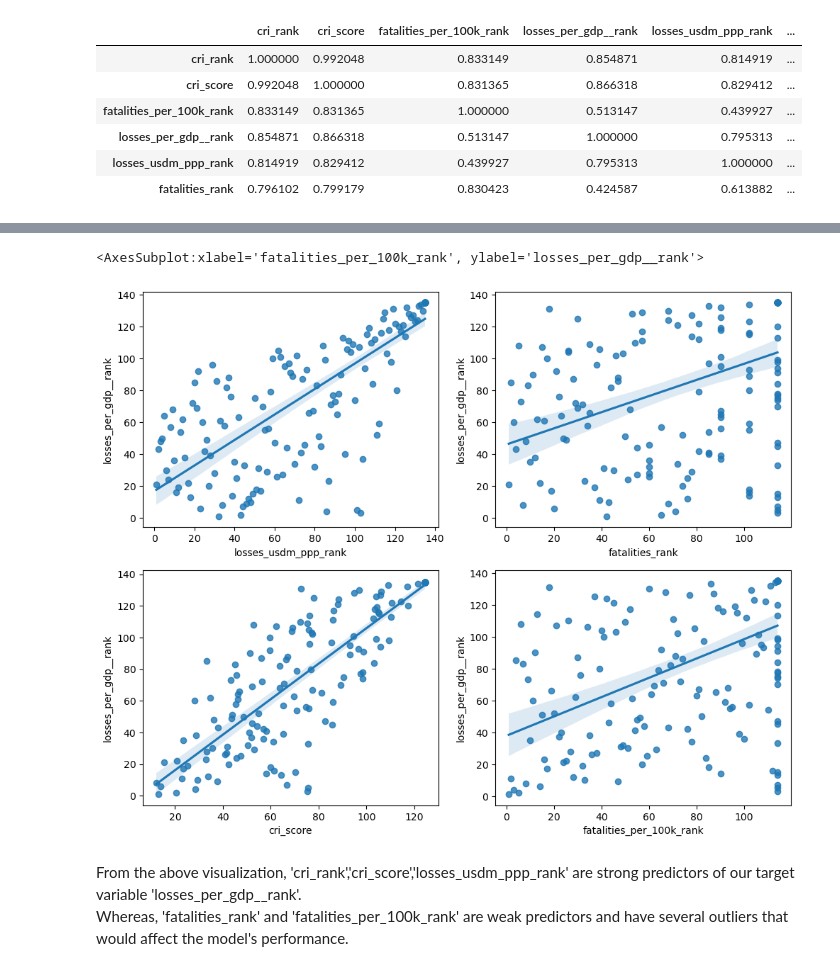
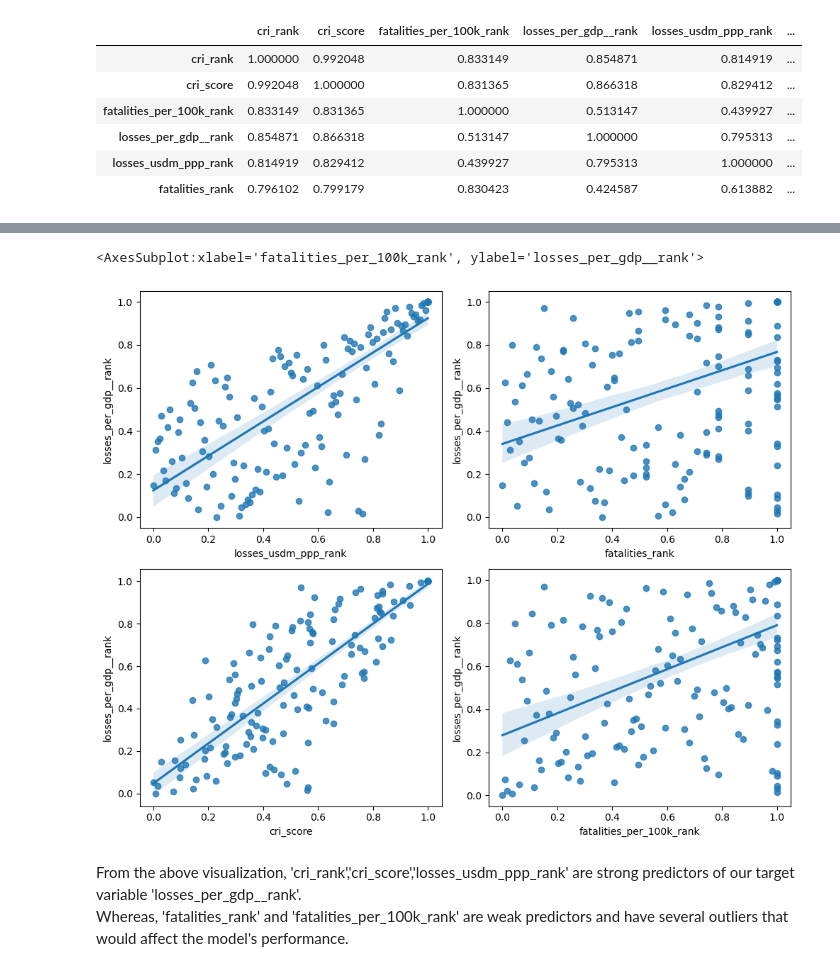
Before and after one commit to tahmee/SVC-Premiere-Project, a Jupyter notebook: SVC project.ipynb, the cells around one changed output, grey strips where cells are left out. Saved outputs shown, nothing was run; the diff lists cells and outputs as text; code cells hidden in the pictures.

```diff
--- a/SVC project.ipynb
+++ b/SVC project.ipynb
@@ -315,12 +315,12 @@ sns.lmplot(x = 'cri_rank', y ='losses_per_gdp__rank', data = df)
 # %%
 fig, ax = plt.subplots(ncols=2, nrows=2, figsize=(10, 8))
-sns.regplot(x = 'losses_usdm_ppp_rank', y = 'losses_per_gdp__rank', data = df, ax=ax[0,0])
-sns.regplot(x = 'fatalities_rank', y = 'losses_per_gdp__rank', data = df, ax=ax[0,1])
-sns.regplot(x = 'cri_score', y = 'losses_per_gdp__rank', data = df, ax=ax[1,0])
-sns.regplot(x = 'fatalities_per_100k_rank', y = 'losses_per_gdp__rank', data = df, ax=ax[1,1])
+sns.regplot(x = 'losses_usdm_ppp_rank', y = 'losses_per_gdp__rank', data = df_new, ax=ax[0,0])
+sns.regplot(x = 'fatalities_rank', y = 'losses_per_gdp__rank', data = df_new, ax=ax[0,1])
+sns.regplot(x = 'cri_score', y = 'losses_per_gdp__rank', data = df_new, ax=ax[1,0])
+sns.regplot(x = 'fatalities_per_100k_rank', y = 'losses_per_gdp__rank', data = df_new, ax=ax[1,1])
 # %% [output]
 <AxesSubplot:xlabel='fatalities_per_100k_rank', ylabel='losses_per_gdp__rank'>
-[figure, old version]
+[figure, new version]
 # %% [markdown]
 From the above visualization, 'cri_rank','cri_score','losses_usdm_ppp_rank' are strong predictors of our target
 variable 'losses_per_gdp__rank'.
```
Also changed, not shown: parts of 26 cells of this notebook.
